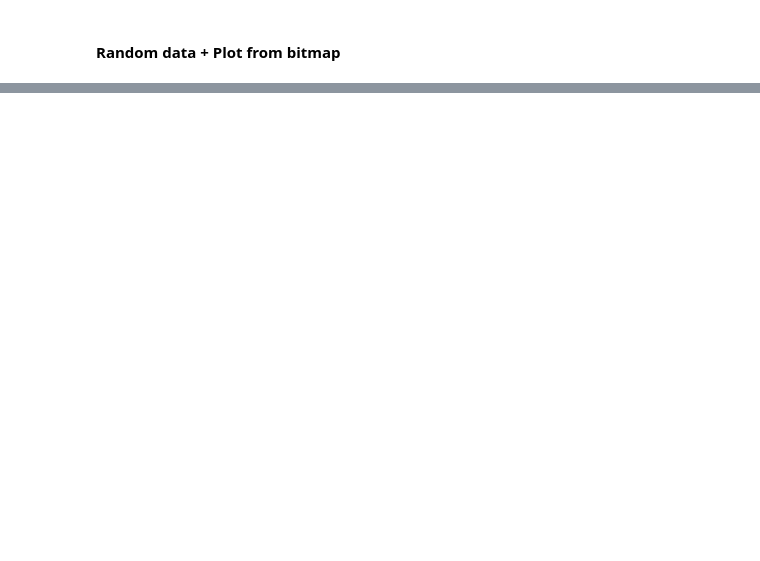
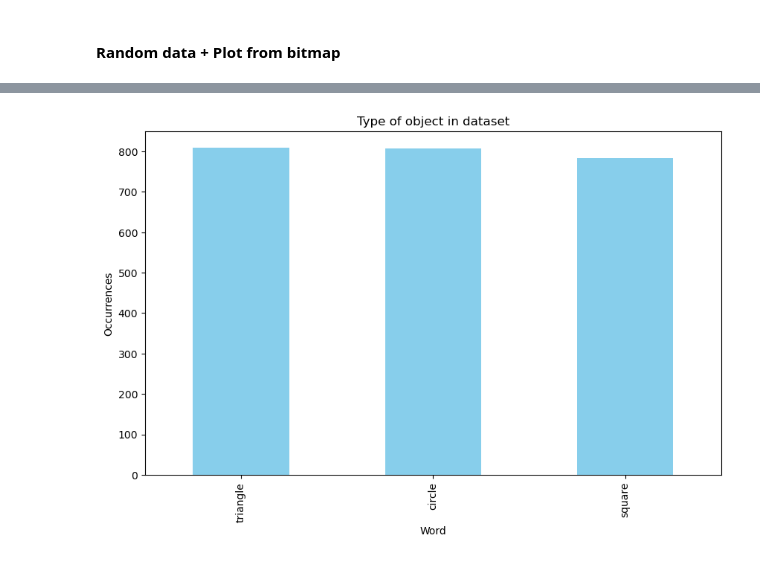
Before and after one commit to SaDaNdLoNeLy/doodleAI, a Jupyter notebook: preprocess.ipynb, the cells around one changed output, grey strips where cells are left out. Saved outputs shown, nothing was run; the diff lists cells and outputs as text; code cells hidden in the pictures; blank space fills up the shorter version.

```diff
--- a/preprocess.ipynb
+++ b/preprocess.ipynb
@@ -85,6 +89,18 @@ data = {
 
 df = pd.DataFrame(data)
 pd.set_option('display.width', None)  # Display full width
+# %%
+word_count = df['Word'].value_counts()
+
+# Create a bar chart
+plt.figure(figsize=(10, 6))
+word_count.plot(kind='bar', color='skyblue')
+plt.title('Type of object in dataset')
+plt.xlabel('Word')
+plt.ylabel('Occurrences')
+plt.show()
+# %% [output]
+[figure, added]
 # %%
 df.sample(10)
 # %% [output]
```
Also changed, not shown: parts of 8 cells of this notebook, 4 other files.
